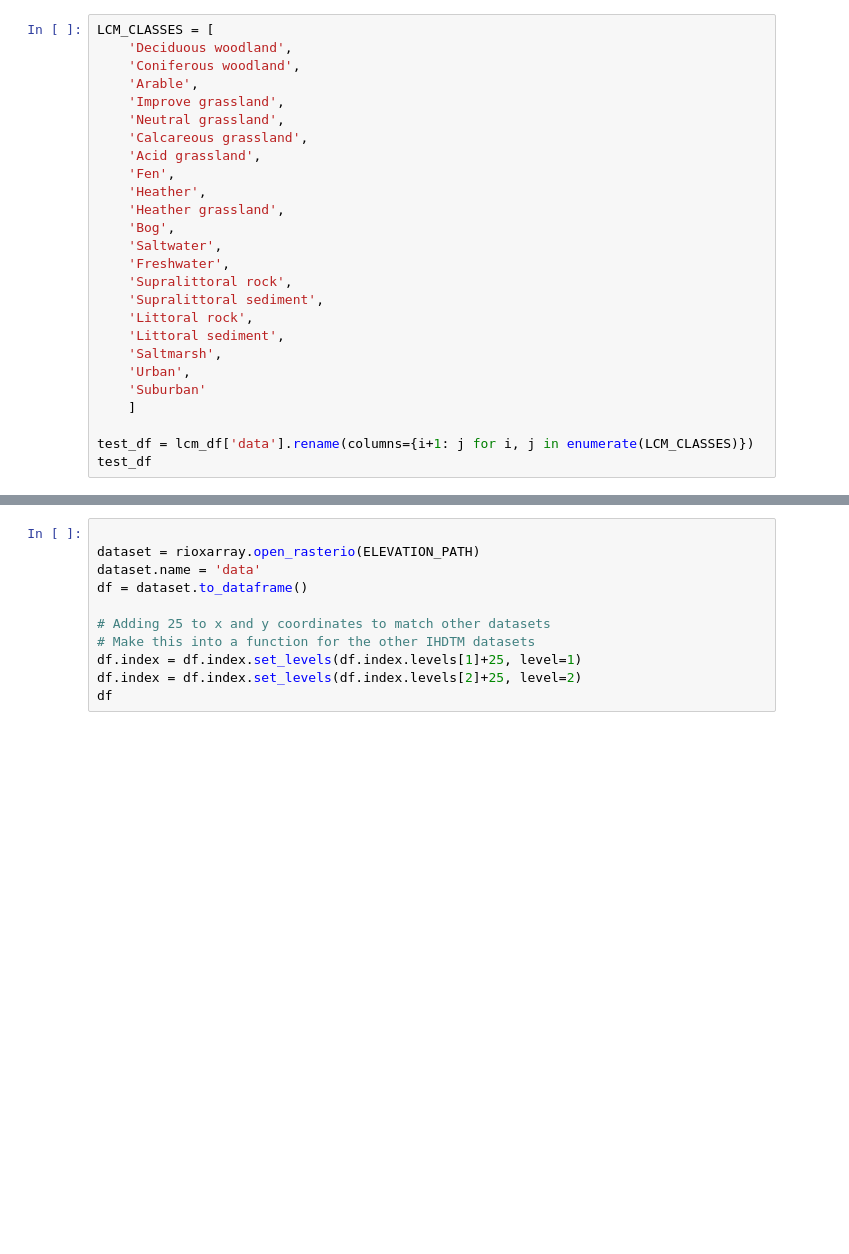
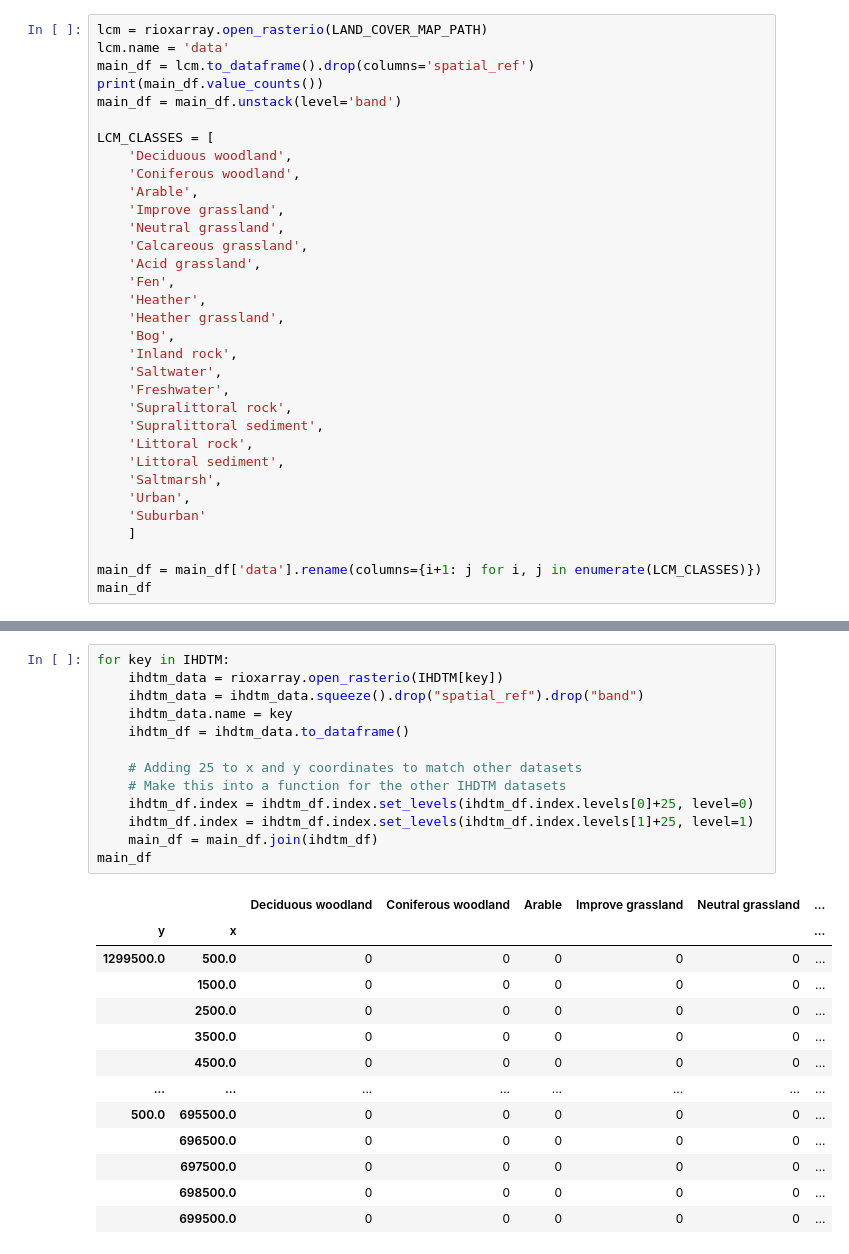
Before and after one commit to TimmoTismo/Invasive-Species-Distribution-Modelling, a Jupyter notebook: RAster.ipynb, the cells around one changed output, grey strips where cells are left out. Cells and saved outputs as stored; diff of their text form; blank space fills up the shorter version.

Commit message:
Labelled the data

```diff
--- a/RAster.ipynb
+++ b/RAster.ipynb
@@ -87,4 +65,10 @@ Length: 101, dtype: int64
 # %%
+lcm = rioxarray.open_rasterio(LAND_COVER_MAP_PATH)
+lcm.name = 'data'
+main_df = lcm.to_dataframe().drop(columns='spatial_ref')
+print(main_df.value_counts())
+main_df = main_df.unstack(level='band')
+
 LCM_CLASSES = [
     'Deciduous woodland',
     'Coniferous woodland',
@@ -97,6 +81,7 @@ LCM_CLASSES = [
     'Heather',
     'Heather grassland',
     'Bog',
+    'Inland rock',
     'Saltwater',
     'Freshwater',
     'Supralittoral rock',
@@ -108,6 +93,6 @@ LCM_CLASSES = [
     'Suburban'
     ]
 
-test_df = lcm_df['data'].rename(columns={i+1: j for i, j in enumerate(LCM_CLASSES)})
-test_df
+main_df = main_df['data'].rename(columns={i+1: j for i, j in enumerate(LCM_CLASSES)})
+main_df
 # %% [output]
@@ -128,11 +126,27 @@ test_df
 # %%
+for key in IHDTM:
+    ihdtm_data = rioxarray.open_rasterio(IHDTM[key])
+    ihdtm_data = ihdtm_data.squeeze().drop("spatial_ref").drop("band")
+    ihdtm_data.name = key
+    ihdtm_df = ihdtm_data.to_dataframe()
 
-dataset = rioxarray.open_rasterio(ELEVATION_PATH)
-dataset.name = 'data'
-df = dataset.to_dataframe()
-
-# Adding 25 to x and y coordinates to match other datasets
-# Make this into a function for the other IHDTM datasets
-df.index = df.index.set_levels(df.index.levels[1]+25, level=1)
-df.index = df.index.set_levels(df.index.levels[2]+25, level=2)
-df
+    # Adding 25 to x and y coordinates to match other datasets
+    # Make this into a function for the other IHDTM datasets
+    ihdtm_df.index = ihdtm_df.index.set_levels(ihdtm_df.index.levels[0]+25, level=0)
+    ihdtm_df.index = ihdtm_df.index.set_levels(ihdtm_df.index.levels[1]+25, level=1)
+    main_df = main_df.join(ihdtm_df)
+main_df
+# %% [output]
+|  |  | Deciduous woodland | Coniferous woodland | Arable | Improve grassland | Neutral grassland | ... |
+| y | x |  |  |  |  |  | ... |
+| 1299500.0 | 500.0 | 0 | 0 | 0 | 0 | 0 | ... |
+|  | 1500.0 | 0 | 0 | 0 | 0 | 0 | ... |
+|  | 2500.0 | 0 | 0 | 0 | 0 | 0 | ... |
+|  | 3500.0 | 0 | 0 | 0 | 0 | 0 | ... |
+|  | 4500.0 | 0 | 0 | 0 | 0 | 0 | ... |
+| ... | ... | ... | ... | ... | ... | ... | ... |
+| 500.0 | 695500.0 | 0 | 0 | 0 | 0 | 0 | ... |
+|  | 696500.0 | 0 | 0 | 0 | 0 | 0 | ... |
+|  | 697500.0 | 0 | 0 | 0 | 0 | 0 | ... |
+|  | 698500.0 | 0 | 0 | 0 | 0 | 0 | ... |
+|  | 699500.0 | 0 | 0 | 0 | 0 | 0 | ... |
```
Also changed, not shown: parts of 6 cells of this notebook.
